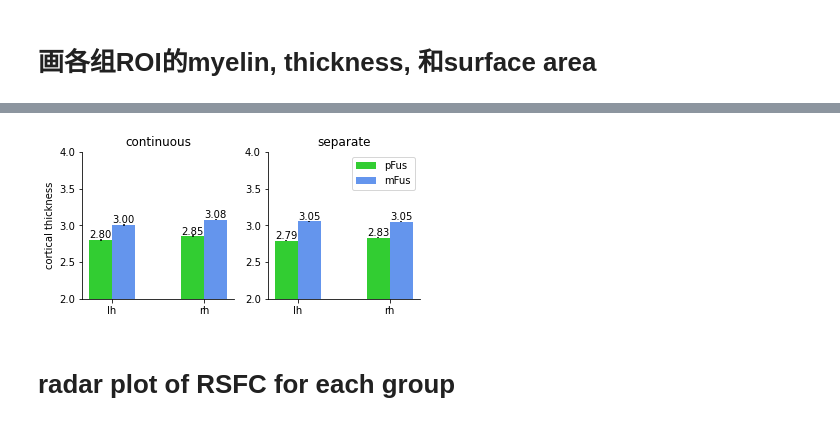
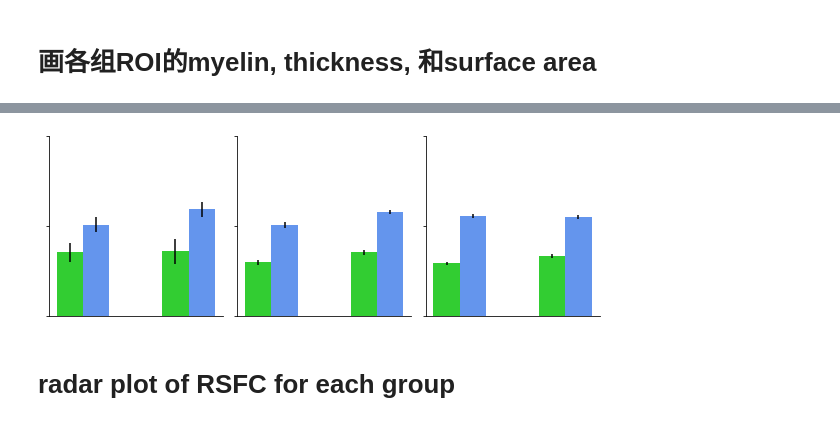
Before and after one commit to BNUCNL/nibrain, a Jupyter notebook: cxy_hcp_ffa/scripts/paper_fig.ipynb, the cells around one changed output, grey strips where cells are left out. Drawn from its saved outputs; the diff is of its cells as text; code cells hidden in the pictures.

```diff
--- a/cxy_hcp_ffa/scripts/paper_fig.ipynb
+++ b/cxy_hcp_ffa/scripts/paper_fig.ipynb
@@ -161,16 +160,16 @@ rh_mFus2: 0
 # %% [markdown]
 # 画测地距离
 # %%
-# figsize = None
-figsize = (1.5, 1.8)
+figsize = (3, 3.6)
 hemis = ('lh', 'rh')
-n_hemi = len(hemis)
 items = ('pFus-mFus',)
-n_item = len(items)
 item2color = {'pFus-mFus': 'w'}
 data_file = pjoin(anal_dir, 'gdist_peak.csv')
 # out_file = None
 out_file = pjoin(work_dir, 'geodesic_distance.jpg')
+
+n_hemi = len(hemis)
+n_item = len(items)
 
 df = pd.read_csv(data_file)
 _, ax = plt.subplots(figsize=figsize)
@@ -312,7 +298,12 @@ else:
 meas_name = 'thickness'  # myelin, thickness, va
 meas2ylim = {
     'myelin': (1.3, 1.45),
-    'thickness': (2, 4),
+    'thickness': (2.5, 3.5),
+    'va': (220, 350)
+}
+meas2tick = {
+    'myelin': (1.30, 1.35, 1.40, 1.45),
+    'thickness': (2.5, 3.0, 3.5),
     'va': (220, 350)
 }
 meas2ylabel = {
@@ -320,36 +311,26 @@ meas2ylabel = {
     'thickness': 'cortical thickness',
     'va': 'surface area'
 }
-# figsize = None
-figsize = (5.5, 2.8)
+figsize = (8, 2.8)
 
-# gid-v1
-# gids = [-1, 0, 1, 2]
-# gid2name = {-1: 'whole', 0: 'single', 1: 'two-C', 2: 'two-S'}
-# gid_file = pjoin(anal_dir, 'grouping/group_id_{hemi}.npy')
+gids = ((-1, 0), (1,), (2,))
+gnames = ('single', 'continuous', 'separate')
+gid_file = pjoin(anal_dir, 'grouping/group_id_v2.csv')
 
-# gid-v2-merged
-# gids = (-1, 1, 2)
-gids = (1, 2)
-gid2name = {-1: 'whole', 1: 'continuous', 2: 'separate'}
-gid_file = pjoin(anal_dir, 'grouping/group_id_{hemi}_v2_merged.npy')
-
-hemis = ['lh', 'rh']
-rois = ['pFus-face', 'mFus-face']
-src_file = pjoin(anal_dir, 'structure/rois_v3_{hemi}_{meas}.pkl')
-out_file = None
-# out_file = pjoin(work_dir, f'grouping_{meas_name}.jpg')
+hemis = ('lh', 'rh')
+rois = ('pFus-face', 'mFus-face')
+src_file = pjoin(anal_dir, f'structure/FFA_{meas_name}.csv')
+# out_file = None
+out_file = pjoin(work_dir, f'grouping_{meas_name}.jpg')
 
 n_hemi = len(hemis)
 n_roi = len(rois)
-hemi2data = {}
-hemi2gid_vec = {}
-for hemi in hemis:
-    hemi2data[hemi] = pkl.load(open(src_file.format(hemi=hemi, meas=meas_name), 'rb'))
-    hemi2gid_vec[hemi] = np.load(gid_file.format(hemi=hemi))
+src_df = pd.read_csv(src_file)
+gid_df = pd.read_csv(gid_file)
 
 x = np.arange(n_hemi)
 width = auto_bar_width(x, n_roi)
+print(width)
 _, axes = plt.subplots(1, len(gids), figsize=figsize)
 for gid_idx, gid in enumerate(gids):
     ax = axes[gid_idx]
@@ -358,32 +339,30 @@ for gid_idx, gid in enumerate(gids):
         y = np.zeros(n_hemi, np.float64)
         y_err = np.zeros(n_hemi, np.float64)
         for hemi_idx, hemi in enumerate(hemis):
-            data = hemi2data[hemi]
-            gid_vec = hemi2gid_vec[hemi]
-            if gid == -1:
-                gid_idx_vec = np.ones_like(gid_vec, bool)
-            else:
-                gid_idx_vec = gid_vec == gid
-            roi_idx = data['roi'].index(roi)
-            meas = data['meas'][roi_idx][gid_idx_vec]
+            gid_vec = gid_df[hemi]
+            gid_idx_vec = np.zeros_like(gid_vec, bool)
+            for g in gid:
+                gid_idx_vec = np.logical_or(gid_idx_vec, gid_vec == g)
+            meas = np.array(src_df[f"{hemi}_{roi.split('-')[0]}"])
+            meas = meas[gid_idx_vec]
             meas = meas[~np.isnan(meas)]
             y[hemi_idx] = np.mean(meas)
             y_err[hemi_idx] = sem(meas)
         rects = ax.bar(x+width*offset, y, width, yerr=y_err,
-                       label=roi.split('-')[0], color=roi2color[roi])
-        show_bar_value(rects, '.2f', ax)
+                       label=roi, color=roi2color[roi])
+        # show_bar_value(rects, '.2f', ax)
         offset += 1
-    if gid_idx == 1:
-        ax.legend()
+    # if gid_idx == 1:
+    #     ax.legend()
     ax.set_xticks(x)
     ax.set_xticklabels(hemis)
-    if gid_idx == 0:
-        ax.set_ylabel(meas2ylabel[meas_name])
+    # if gid_idx == 0:
+    #     ax.set_ylabel(meas2ylabel[meas_name])
     ax.set_ylim(*meas2ylim[meas_name])
-    # ax.set_yticks([4, 5, 6, 7])
-    # ax.set_yticklabels([4, 5, 6, 7])
-    # ax.tick_params(bottom=False, labelbottom=False, left=False)
-    ax.set_title(gid2name[gid])
+    ax.set_yticks(meas2tick[meas_name])
+    ax.set_yticklabels(meas2tick[meas_name])
+    ax.tick_params(bottom=False, labelbottom=False, labelleft=False)
+    # ax.set_title(gnames[gid_idx])
     ax.spines['top'].set_visible(False)
     ax.spines['right'].set_visible(False)
 plt.tight_layout()
@@ -395,4 +375,4 @@ else:
-[figure, old version]
+[figure, new version]
 # %% [markdown]
 # radar plot of RSFC for each group
 # %%
```
Also changed, not shown: parts of 8 cells of this notebook, 1 other file.
